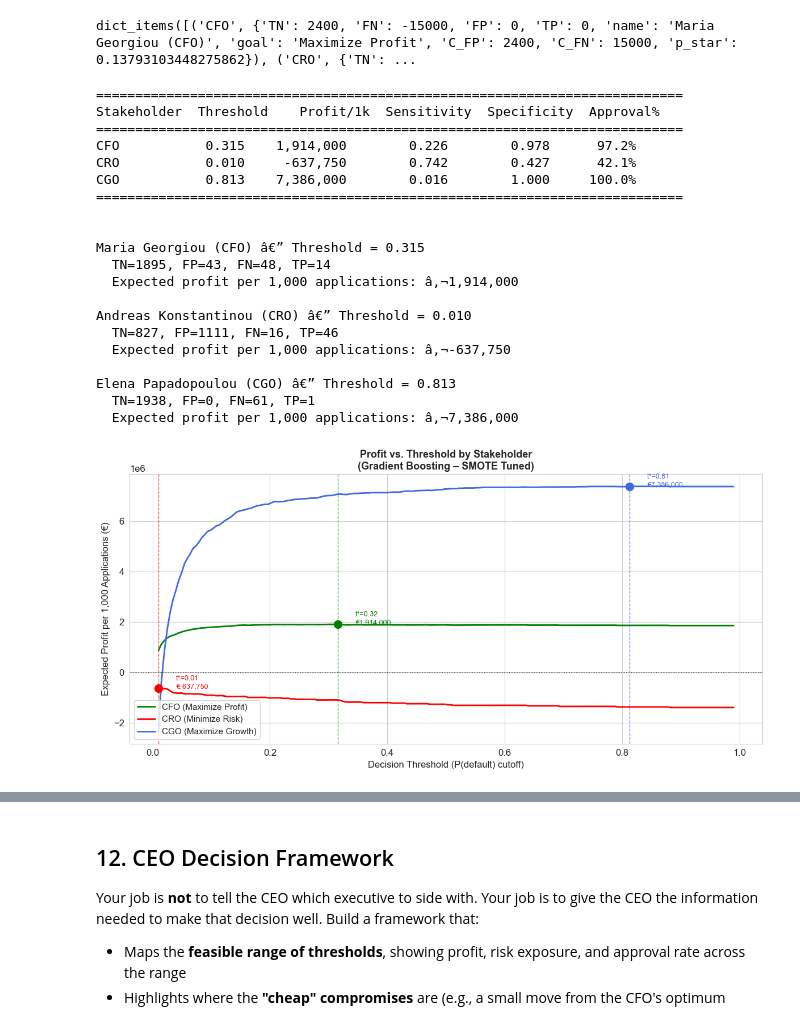
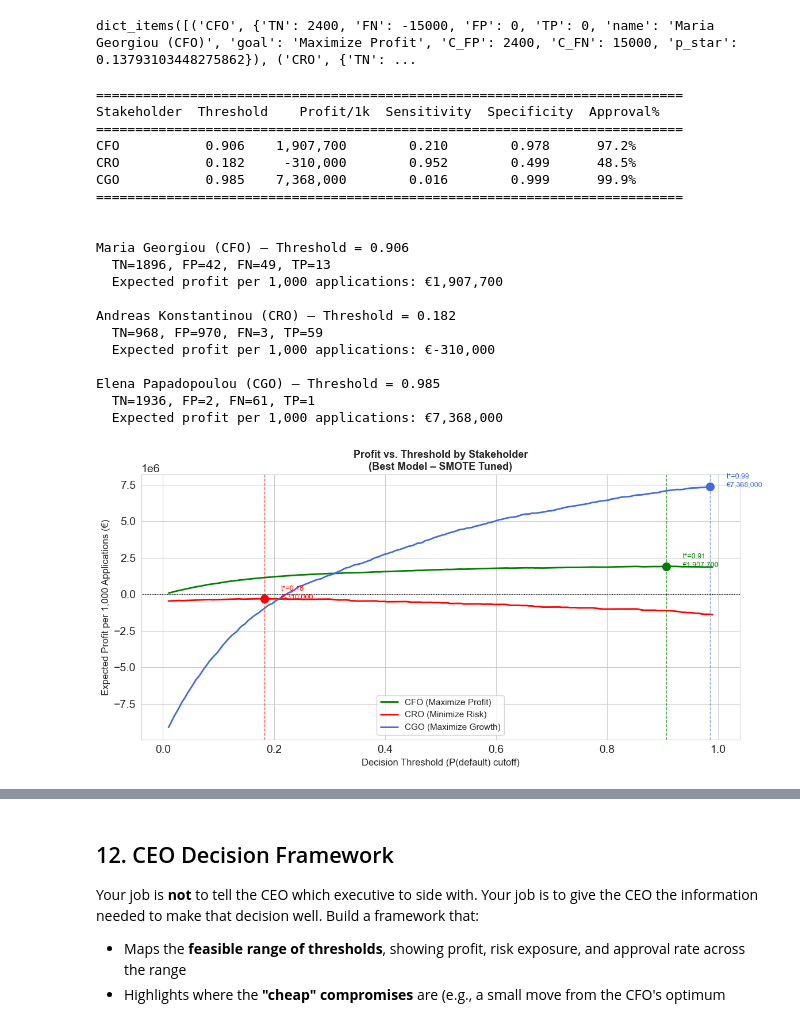
Before and after one commit to alexpanayi474/dsc550-loan-project, a Jupyter notebook: starter_notebook.ipynb, the cells around one changed output, grey strips where cells are left out. Saved outputs shown, nothing was run; the diff lists cells and outputs as text; code cells hidden in the pictures.

```diff
--- a/starter_notebook.ipynb
+++ b/starter_notebook.ipynb
@@ -870,55 +870,55 @@ print("=" * 75)
 # Also print confusion matrices
 print()
 for key, o in optimal.items():
-    print(f"\n{stakeholders[key]['name']} â€” Threshold = {o['threshold']:.3f}")
+    print(f"\n{stakeholders[key]['name']} — Threshold = {o['threshold']:.3f}")
     print(f"  TN={o['TN']}, FP={o['FP']}, FN={o['FN']}, TP={o['TP']}")
-    print(f"  Expected profit per 1,000 applications: â‚¬{o['profit_1000']:,.0f}")
+    print(f"  Expected profit per 1,000 applications: €{o['profit_1000']:,.0f}")
 # %% [output]
 ===========================================================================
 Stakeholder  Threshold    Profit/1k  Sensitivity  Specificity  Approval%
 ===========================================================================
-CFO           0.315    1,914,000        0.226        0.978      97.2%
-CRO           0.010     -637,750        0.742        0.427      42.1%
-CGO           0.813    7,386,000        0.016        1.000     100.0%
+CFO           0.906    1,907,700        0.210        0.978      97.2%
+CRO           0.182     -310,000        0.952        0.499      48.5%
+CGO           0.985    7,368,000        0.016        0.999      99.9%
 ===========================================================================
 
 
-Maria Georgiou (CFO) â€” Threshold = 0.315
-  TN=1895, FP=43, FN=48, TP=14
-  Expected profit per 1,000 applications: â‚¬1,914,000
+Maria Georgiou (CFO) — Threshold = 0.906
+  TN=1896, FP=42, FN=49, TP=13
+  Expected profit per 1,000 applications: €1,907,700
 
-Andreas Konstantinou (CRO) â€” Threshold = 0.010
-  TN=827, FP=1111, FN=16, TP=46
-  Expected profit per 1,000 applications: â‚¬-637,750
+Andreas Konstantinou (CRO) — Threshold = 0.182
+  TN=968, FP=970, FN=3, TP=59
+  Expected profit per 1,000 applications: €-310,000
 
-Elena Papadopoulou (CGO) â€” Threshold = 0.813
-  TN=1938, FP=0, FN=61, TP=1
-  Expected profit per 1,000 applications: â‚¬7,386,000
+Elena Papadopoulou (CGO) — Threshold = 0.985
+  TN=1936, FP=2, FN=61, TP=1
+  Expected profit per 1,000 applications: €7,368,000
 # %%
 # Profit vs. threshold plot for all three stakeholders
 fig, ax = plt.subplots(figsize=(12, 6))
 colors_map = {'CFO': 'green', 'CRO': 'red', 'CGO': 'royalblue'}
 
 for key, profits in sweep_results.items():
     ax.plot(thresholds, profits, color=colors_map[key], lw=2, label=f'{key} ({stakeholders[key]["goal"]})')
     o = optimal[key]
     ax.axvline(o['threshold'], color=colors_map[key], ls='--', lw=1, alpha=0.7)
     ax.scatter([o['threshold']], [o['profit_1000']], color=colors_map[key], s=100, zorder=5)
-    ax.annotate(f"t*={o['threshold']:.2f}\nâ‚¬{o['profit_1000']:,.0f}",
+    ax.annotate(f"t*={o['threshold']:.2f}\n€{o['profit_1000']:,.0f}",
                 xy=(o['threshold'], o['profit_1000']),
                 xytext=(o['threshold'] + 0.03, o['profit_1000']),
                 fontsize=9, color=colors_map[key])
 
 ax.axhline(0, color='black', lw=0.8, ls=':')
 ax.set_xlabel('Decision Threshold (P(default) cutoff)', fontsize=12)
-ax.set_ylabel('Expected Profit per 1,000 Applications (â‚¬)', fontsize=12)
-ax.set_title('Profit vs. Threshold by Stakeholder\n(Gradient Boosting â€“ SMOTE Tuned)', fontsize=13, fontweight='bold')
+ax.set_ylabel('Expected Profit per 1,000 Applications (€)', fontsize=12)
+ax.set_title('Profit vs. Threshold by Stakeholder\n(Best Model – SMOTE Tuned)', fontsize=13, fontweight='bold')
 ax.legend(fontsize=11)
 plt.tight_layout()
 plt.savefig('plots/profit_vs_threshold.png', dpi=120, bbox_inches='tight')
 plt.show()
 # %% [output]
-[figure, old version]
+[figure, new version]
 # %%
 # ROC curve with stakeholder operating points
 fpr_best, tpr_best, roc_thresholds = roc_curve(y_test, best_probs)
```
Also changed, not shown: parts of 6 cells of this notebook, 6 other files.
